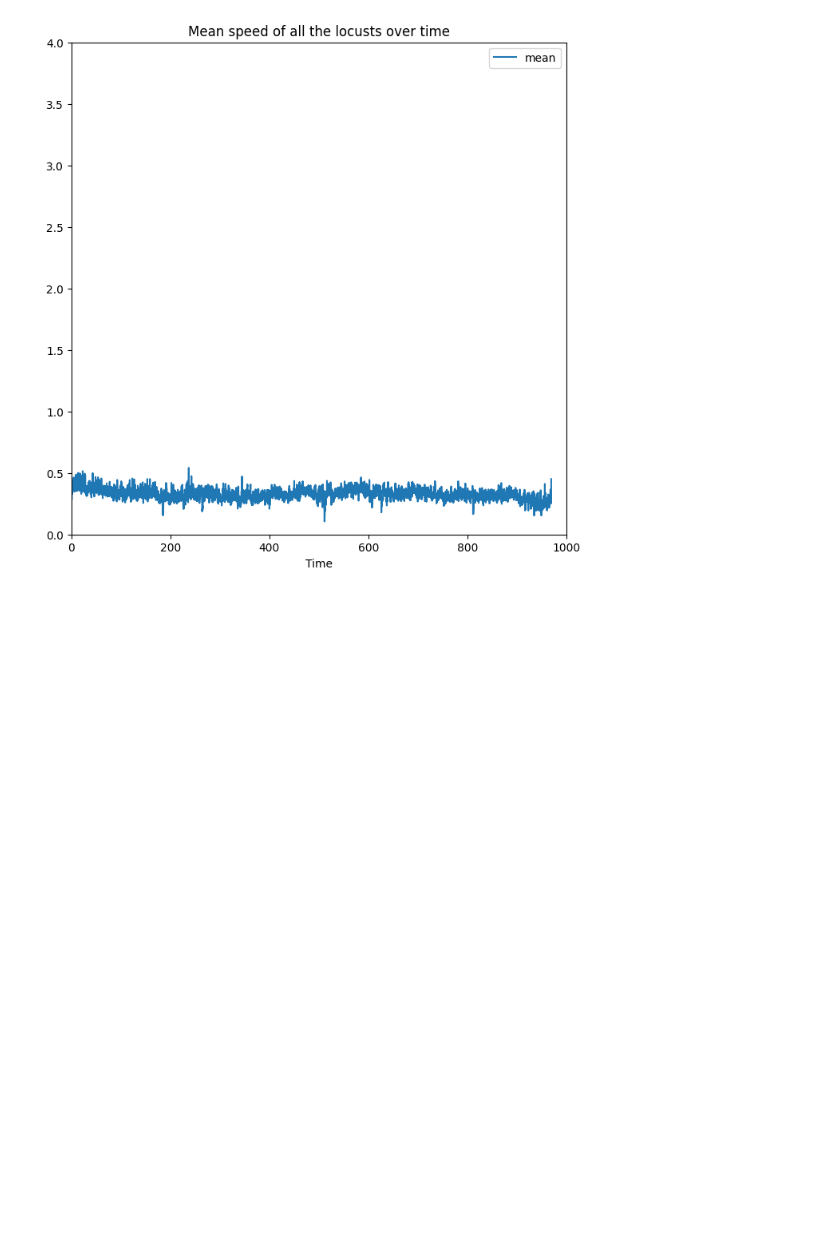
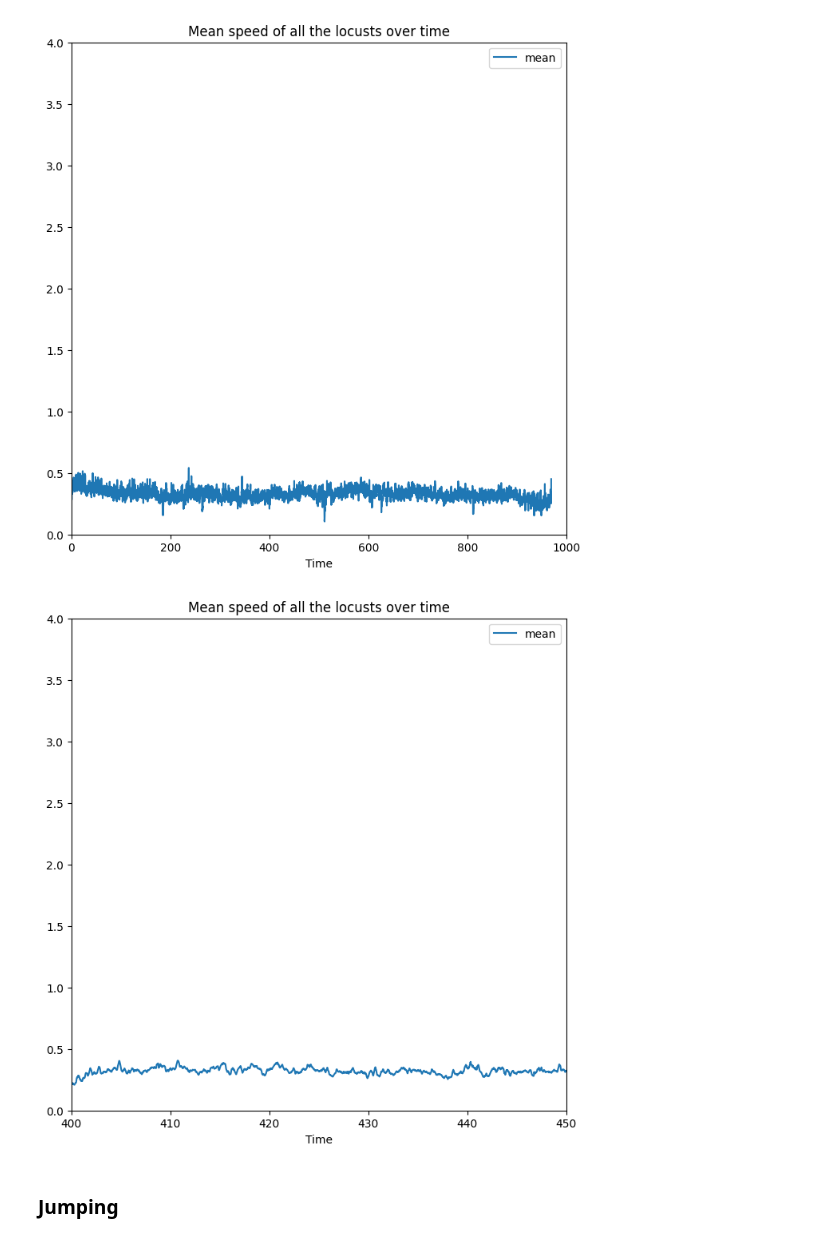
Before and after one commit to Mark-Bugden/Locust-Physics, a Jupyter notebook: Introductory_data_Analysis.ipynb, the cells around one changed output. Drawn from its saved outputs; the diff is of its cells as text; code cells hidden in the pictures; blank space fills up the shorter version.

```diff
--- a/Introductory_data_Analysis.ipynb
+++ b/Introductory_data_Analysis.ipynb
@@ -473,0 +496,18 @@ plt.show()
+# %%
+# Zooming in on a small section, we see
+fig, ax = plt.subplots()
+fig.set_size_inches(8,8)
+
+
+speed_df.plot(y = 'mean', use_index=True, ax=ax)
+plt.title('Mean speed of all the locusts over time')
+
+ax.set_ylim((0,4))
+ax.set_xlim((400, 450))
+
+#fig.savefig("meanspeedb.jpg")
+plt.show()
+# %% [output]
+[figure, added]
+# %% [markdown]
+### Jumping
```
Also changed, not shown: parts of 15 cells of this notebook.
